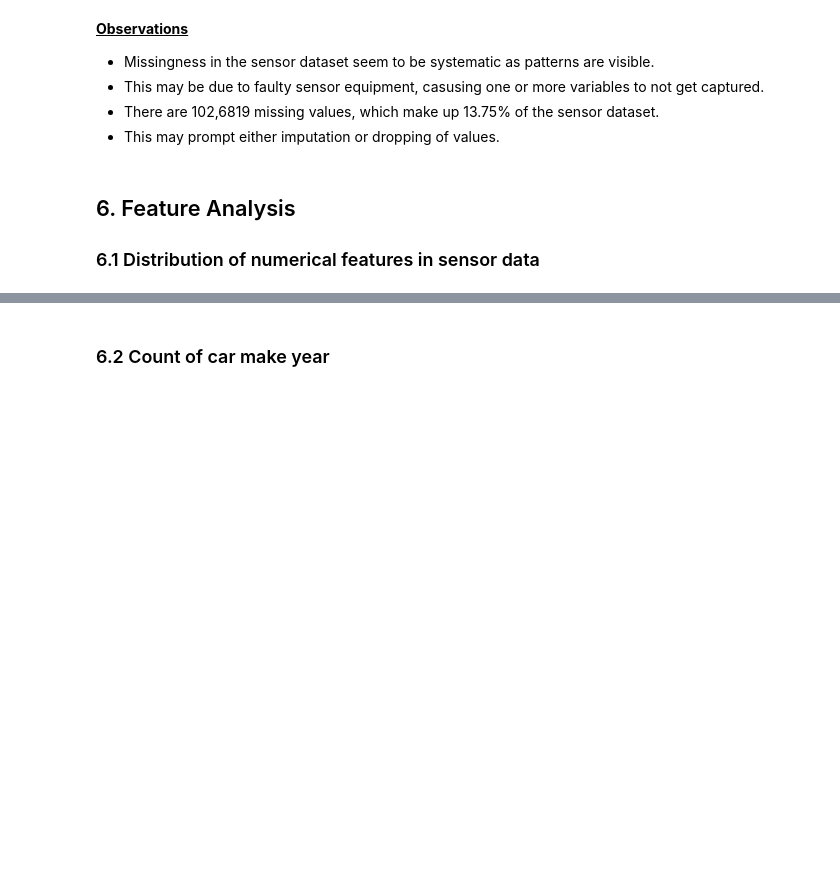
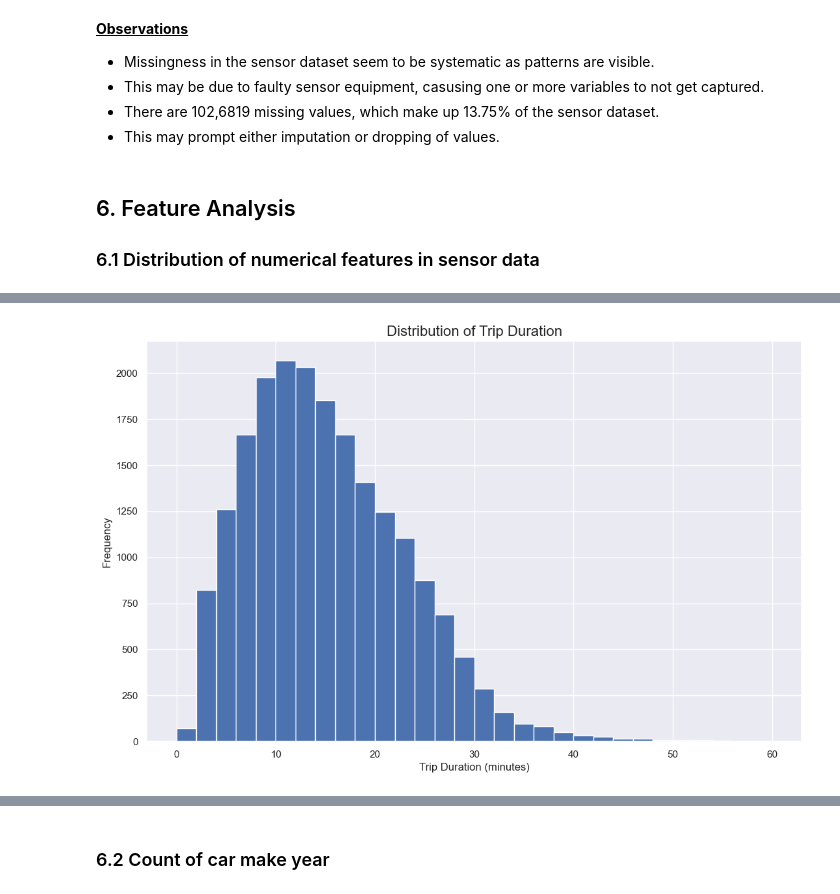
Before and after one commit to timothyckl/Just-Taxi-Analysis, a Jupyter notebook: data_understanding/eda.ipynb, the cells around one changed output, grey strips where cells are left out. Drawn from its saved outputs; the diff is of its cells as text; code cells hidden in the pictures; blank space fills up the shorter version.

```diff
--- a/data_understanding/eda.ipynb
+++ b/data_understanding/eda.ipynb
@@ -353,0 +386,15 @@ plt.show()
+# %%
+# total seconds of each bookingID
+max_trip_seconds = sensor_df.groupby('bookingID')['second'].max()
+
+# convert to minutes
+max_trip_minutes = max_trip_seconds / 60
+
+# plot distribution of trip duration
+plt.hist(max_trip_minutes, bins=30, range=(0, 60), align='mid')
+plt.title('Distribution of Trip Duration', fontsize=16)
+plt.xlabel('Trip Duration (minutes)')
+plt.ylabel('Frequency')
+plt.show()
+# %% [output]
+[figure, added]
```
Also changed, not shown: parts of 11 cells of this notebook.
